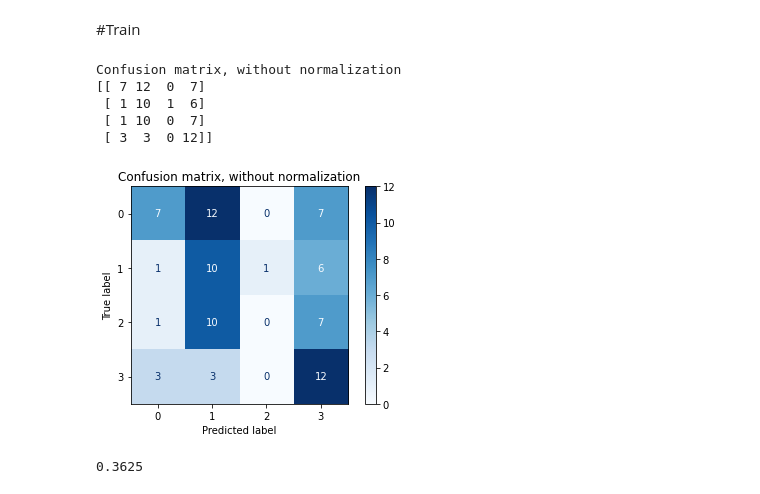
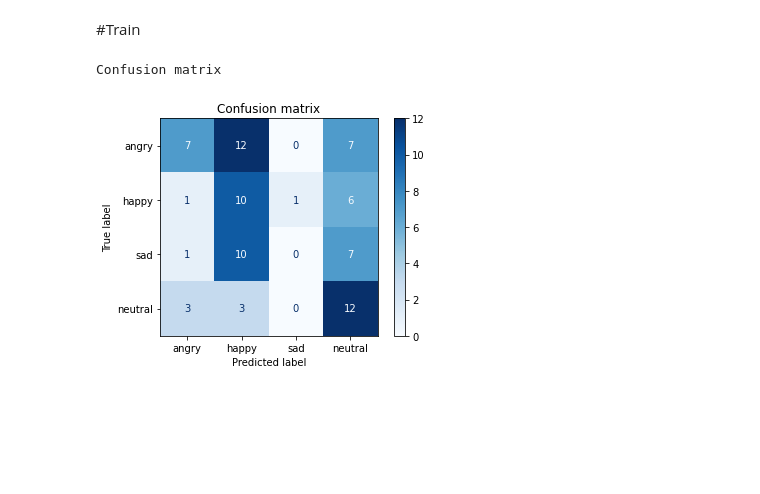
Before and after one commit to lephuocdat2000/DeepLearning-and-Application, a Jupyter notebook: SER.ipynb, the cells around one changed output. Saved outputs shown, nothing was run; the diff lists cells and outputs as text; code cells hidden in the pictures; blank space fills up the shorter version.

```diff
--- a/SER.ipynb
+++ b/SER.ipynb
@@ -181,6 +185,8 @@ tfidf = transformer.fit_transform(padded_lines).toarray().astype('float64')
 save('tfidf.npy',tfidf)
 # %% [markdown]
 ###Split tfidf
+# %%
+tfidf = load('tfidf.npy',allow_pickle=True)
 # %%
 x_train_text, x_test_text,y_train,y_test= train_test_split(tfidf,labels,test_size=0.2,random_state=42,)
 # %% [markdown]
@@ -200,29 +206,24 @@ from sklearn.metrics import plot_confusion_matrix
 from sklearn.metrics import accuracy_score
 # %%
 class_names = np.unique(labels).astype('int')
+# %%
+emotion_labels = ['angry','happy','sad','neutral']
 # %%
 svc_classifier =SVC()
 svc_classifier.fit(combined_x_train,y_train)
 
 # Predict
 y_pred = svc_classifier.predict(combined_x_test)
-titles_options = "Confusion matrix"
+title = "Confusion matrix"
 disp = plot_confusion_matrix(svc_classifier, combined_x_test, y_test,
-                             display_labels=class_names,
+                             display_labels=emotion_labels,
                              cmap=plt.cm.Blues,
                              normalize=None)
 disp.ax_.set_title(title)
 print(title)
-print(disp.confusion_matrix)
 plt.show()
+
+print('Accuracy:',accuracy_score(y_test, y_pred))
 # %% [output]
-Confusion matrix, without normalization
-[[ 7 12  0  7]
- [ 1 10  1  6]
- [ 1 10  0  7]
- [ 3  3  0 12]]
+Confusion matrix
-[figure, old version]
+[figure, new version]
-# %%
-accuracy_score(y_test, y_pred)
-# %% [output]
-0.3625
```
Also changed, not shown: parts of 10 cells of this notebook.
